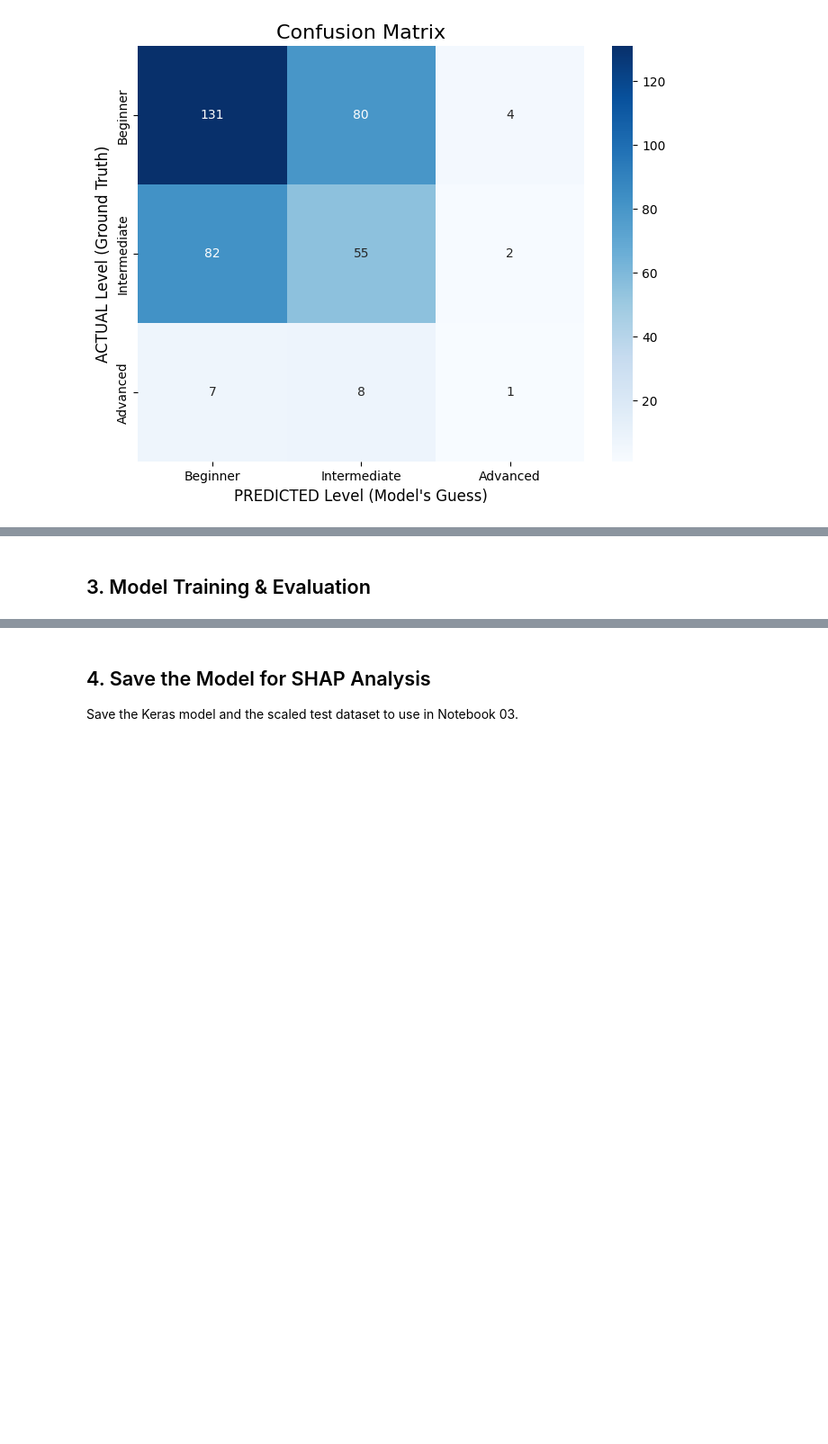
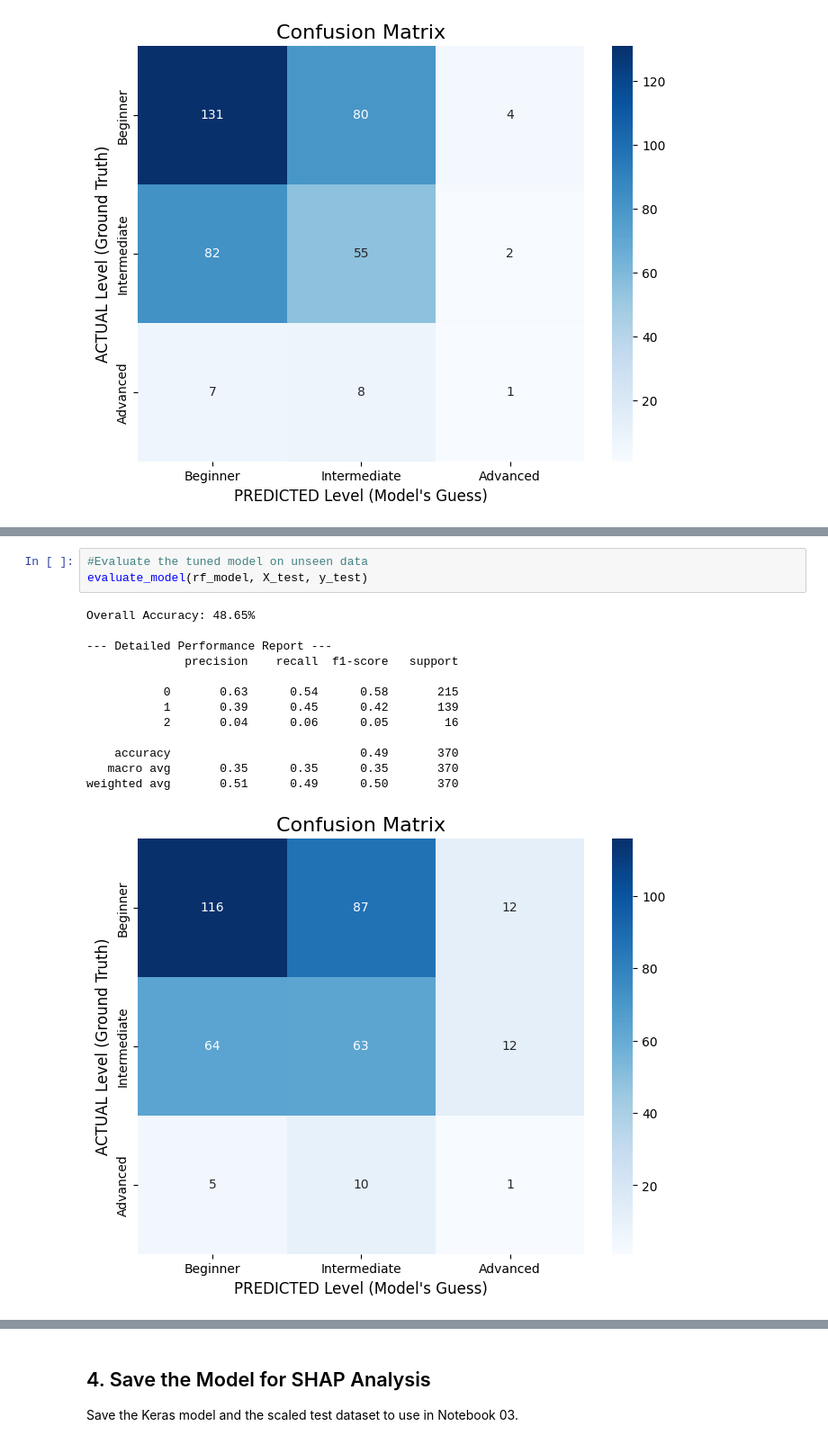
Before and after one commit to sgraziabile/proyecto-mineria, a Jupyter notebook: notebooks/02_model_architecture_and_training.ipynb, the cells around one changed output, grey strips where cells are left out. Shown at 90% size. Drawn from its saved outputs; the diff is of its cells as text; blank space fills up the shorter version.

```diff
--- a/notebooks/02_model_architecture_and_training.ipynb
+++ b/notebooks/02_model_architecture_and_training.ipynb
@@ -276,2 +275,17 @@ rf_model = train_random_forest(
-# %% [markdown]
-## 3. Model Training & Evaluation
+# %%
+#Evaluate the tuned model on unseen data
+evaluate_model(rf_model, X_test, y_test)
+# %% [output]
+Overall Accuracy: 48.65%
+
+--- Detailed Performance Report ---
+              precision    recall  f1-score   support
+
+           0       0.63      0.54      0.58       215
+           1       0.39      0.45      0.42       139
+           2       0.04      0.06      0.05        16
+
+    accuracy                           0.49       370
+   macro avg       0.35      0.35      0.35       370
+weighted avg       0.51      0.49      0.50       370
+[figure, added]
```
Also changed, not shown: parts of 8 cells of this notebook.
